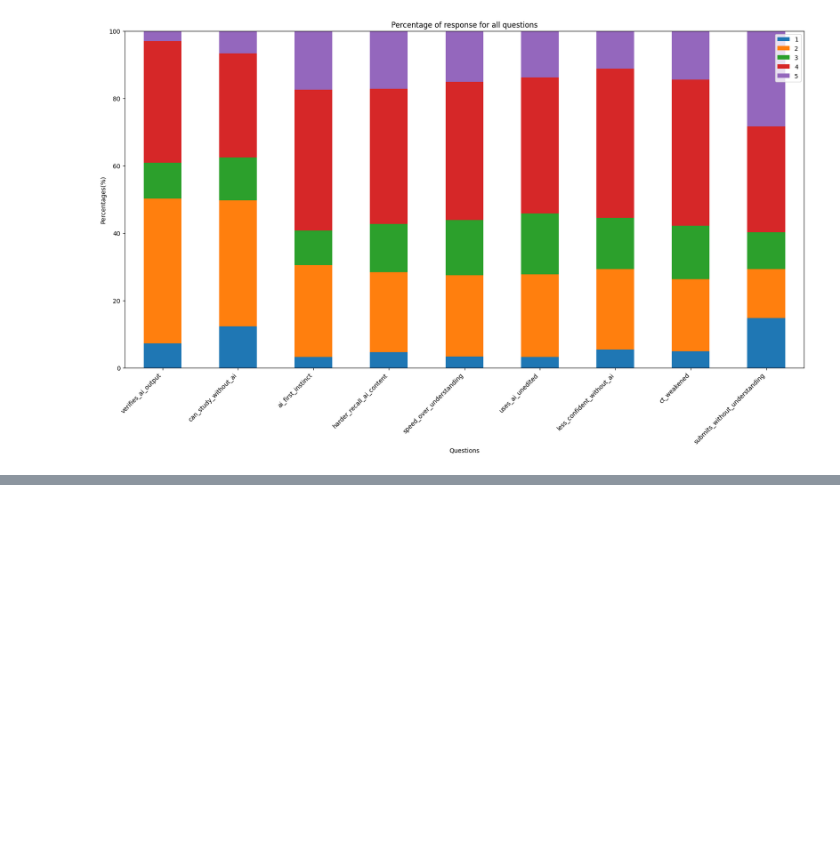
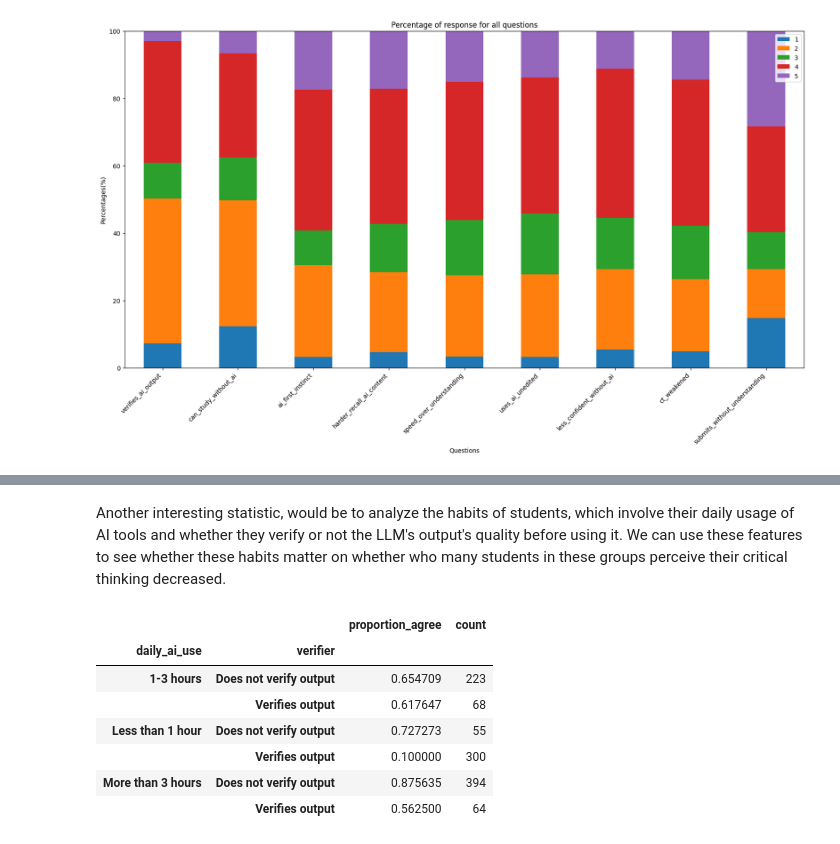
Before and after one commit to Henry6833/Henry6833.github.io, a Jupyter notebook: Milestone1.ipynb, the cells around one changed output, grey strips where cells are left out. Drawn from its saved outputs; the diff is of its cells as text; code cells hidden in the pictures; blank space fills up the shorter version.

```diff
--- a/Milestone1.ipynb
+++ b/Milestone1.ipynb
@@ -323,0 +330,18 @@ plt.ylim(0, 100)
+# %% [markdown]
+Another interesting statistic, would be to analyze the habits of students, which involve their daily usage of AI tools and whether they verify or not the LLM's output's quality before using it. We can use these features to see whether these habits matter on whether who many students in these groups perceive their critical thinking decreased.
+# %%
+dependency_survey["ct_weakened_agree"] = dependency_survey["ct_weakened"] >= 4
+dependency_survey["verifier"] = np.where(dependency_survey["verifies_ai_output"] >= 4, "Verifies output", "Does not verify output")
+
+usage_habits = dependency_survey.groupby(["daily_ai_use", "verifier"], observed=True)["ct_weakened_agree"].agg(["mean", "size"])
+usage_habits.rename(columns={"mean": "proportion_agree", "size": "count"}, inplace=True)
+usage_habits
+# %% [output]
+|  |  | proportion_agree | count |
+| daily_ai_use | verifier |  |  |
+| 1-3 hours | Does not verify output | 0.654709 | 223 |
+|  | Verifies output | 0.617647 | 68 |
+| Less than 1 hour | Does not verify output | 0.727273 | 55 |
+|  | Verifies output | 0.100000 | 300 |
+| More than 3 hours | Does not verify output | 0.875635 | 394 |
+|  | Verifies output | 0.562500 | 64 |
```
Also changed, not shown: parts of 15 cells of this notebook.
